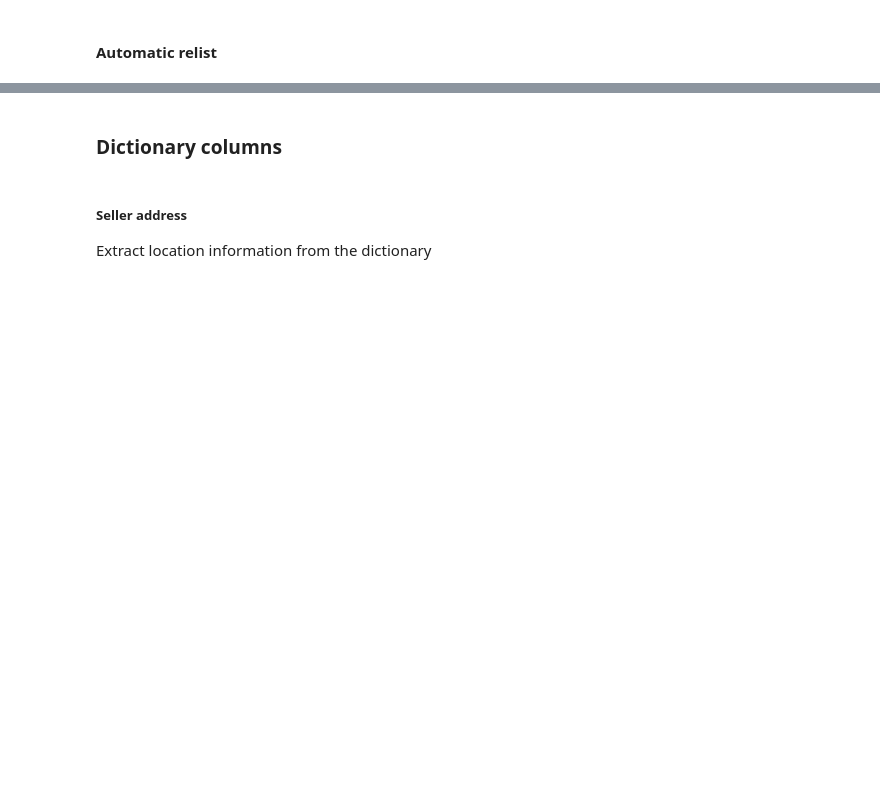
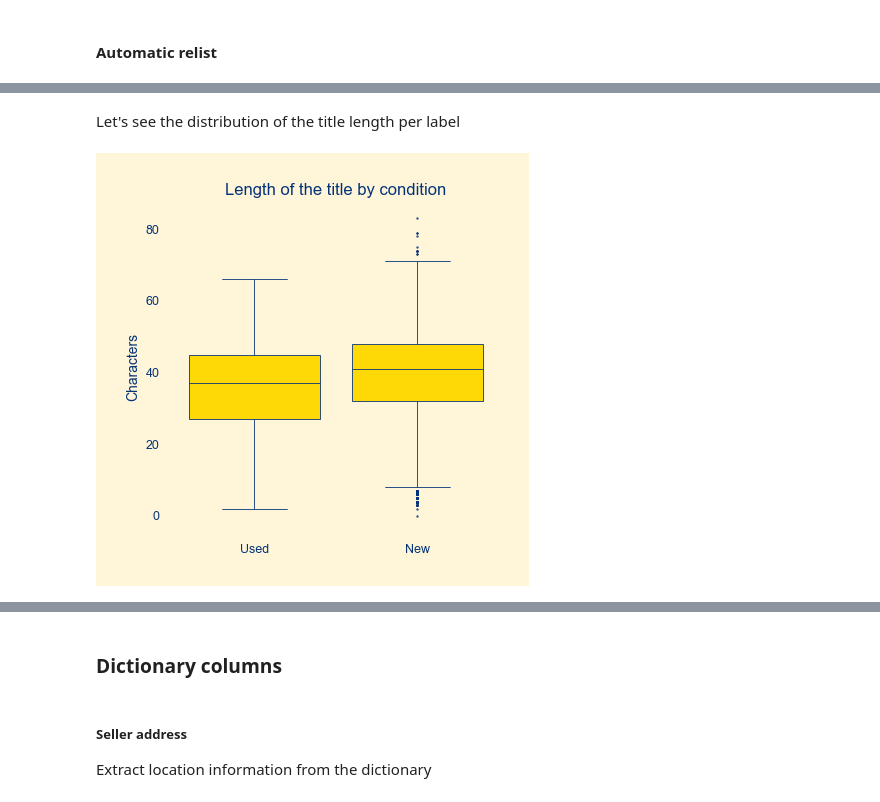
Before and after one commit to dewith/new-or-used, a Jupyter notebook: notebooks/01_data_exploration.ipynb, the cells around one changed output, grey strips where cells are left out. Saved outputs shown, nothing was run; the diff lists cells and outputs as text; code cells hidden in the pictures; blank space fills up the shorter version.

```diff
--- a/notebooks/01_data_exploration.ipynb
+++ b/notebooks/01_data_exploration.ipynb
@@ -142,0 +310,3 @@ for dtype in set(dtypes.values()):
+# %%
+valid_categories = category_counts.where(category_counts > 200).dropna().index
+df.category_id = df.category_id.where(df.category_id.isin(valid_categories), 'Other')
@@ -142,0 +336,31 @@ for dtype in set(dtypes.values()):
+# %%
+df['title_norm'] = df.title.apply(normalize_text, stops=set(stopwords.words('spanish')))
+df['title_len'] = df.title_norm.str.len()
+
+df.drop('title', axis=1, inplace=True)
+# %% [markdown]
+Let's see the distribution of the title length per label
+# %%
+fig, ax = plt.subplots(1, 1, figsize=(4, 4))
+sns.boxplot(
+    x='condition',
+    y='title_len',
+    data=df,
+    fliersize=0.6,
+    linewidth=0.6,
+    linecolor=colors['lines'],
+    legend=False,
+    saturation=1,
+    ax=ax,
+)
+ax.set_title('Length of the title by condition')
+ax.set_ylabel('Characters')
+ax.set_xlabel('')
+ax.set_xticks([0, 1])
+ax.set_xticklabels(['Used', 'New'])
+ax.spines[['left', 'bottom']].set_visible(False)
+
+plt.tight_layout()
+plt.show()
+# %% [output]
+[figure, added]
```
Also changed, not shown: parts of 27 cells of this notebook, 1 other file.
